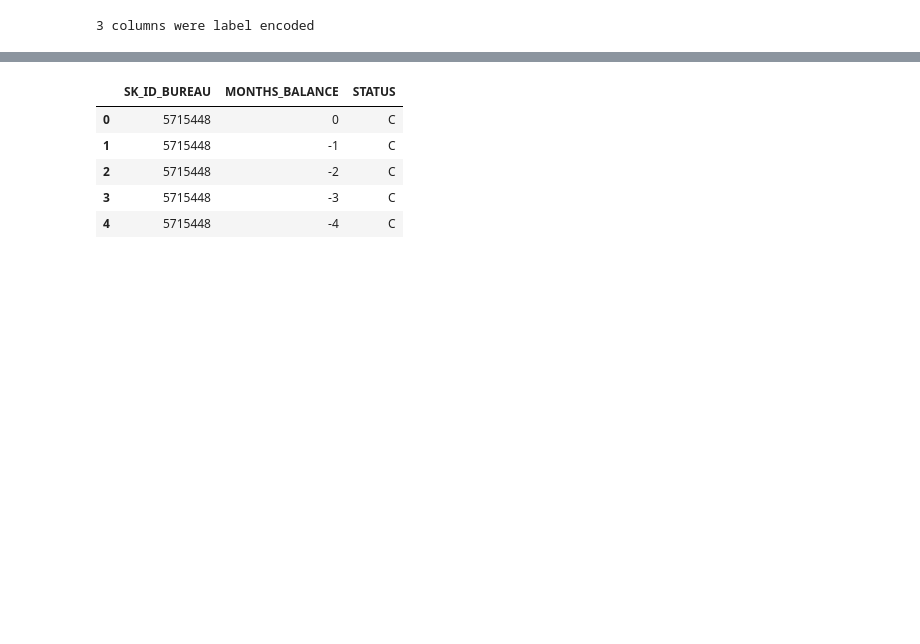
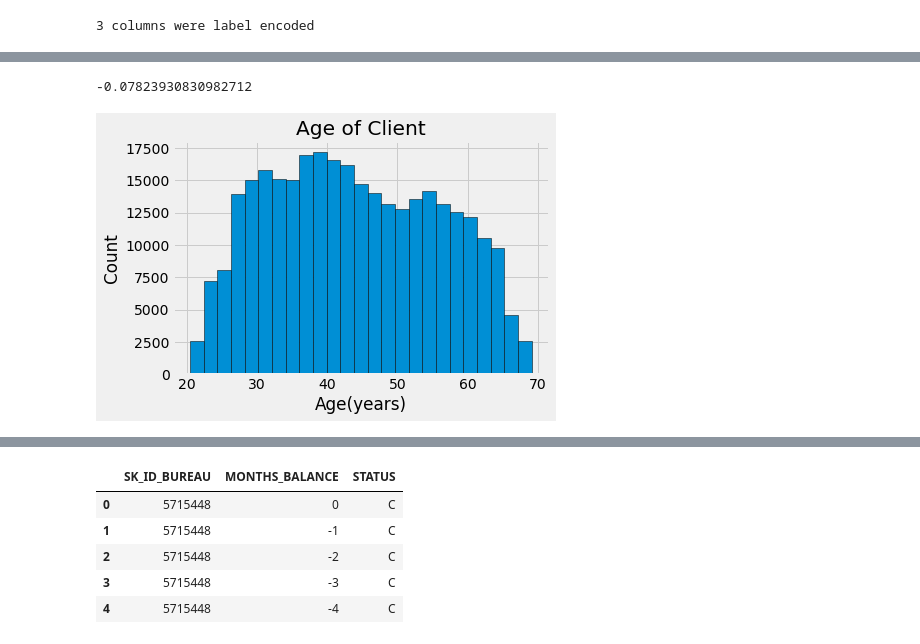
Before and after one commit to matsudsatsuki/kaggle_homecredit, a Jupyter notebook: homecredit_1.ipynb, the cells around one changed output, grey strips where cells are left out. Cells and saved outputs as stored; diff of their text form; code cells hidden in the pictures; blank space fills up the shorter version.

```diff
--- a/homecredit_1.ipynb
+++ b/homecredit_1.ipynb
@@ -121,0 +218,16 @@ print('%d columns were label encoded' %le_count)
+# %%
+#Find the correlation of the positive days since birth and target
+
+train_df['DAYS_BIRTH'] = abs(train_df['DAYS_BIRTH'])
+train_df['DAYS_BIRTH'].corr(train_df['TARGET'])
+# %% [output]
+-0.07823930830982712
+# %%
+#set the style of plots
+plt.style.use('fivethirtyeight')
+
+#plot the distribution of ages in years
+plt.hist(train_df['DAYS_BIRTH']/365, edgecolor='k', bins=25)
+plt.title('Age of Client'); plt.xlabel('Age(years)'); plt.ylabel('Count');
+# %% [output]
+[figure, added]
```
Also changed, not shown: parts of 17 cells of this notebook.
